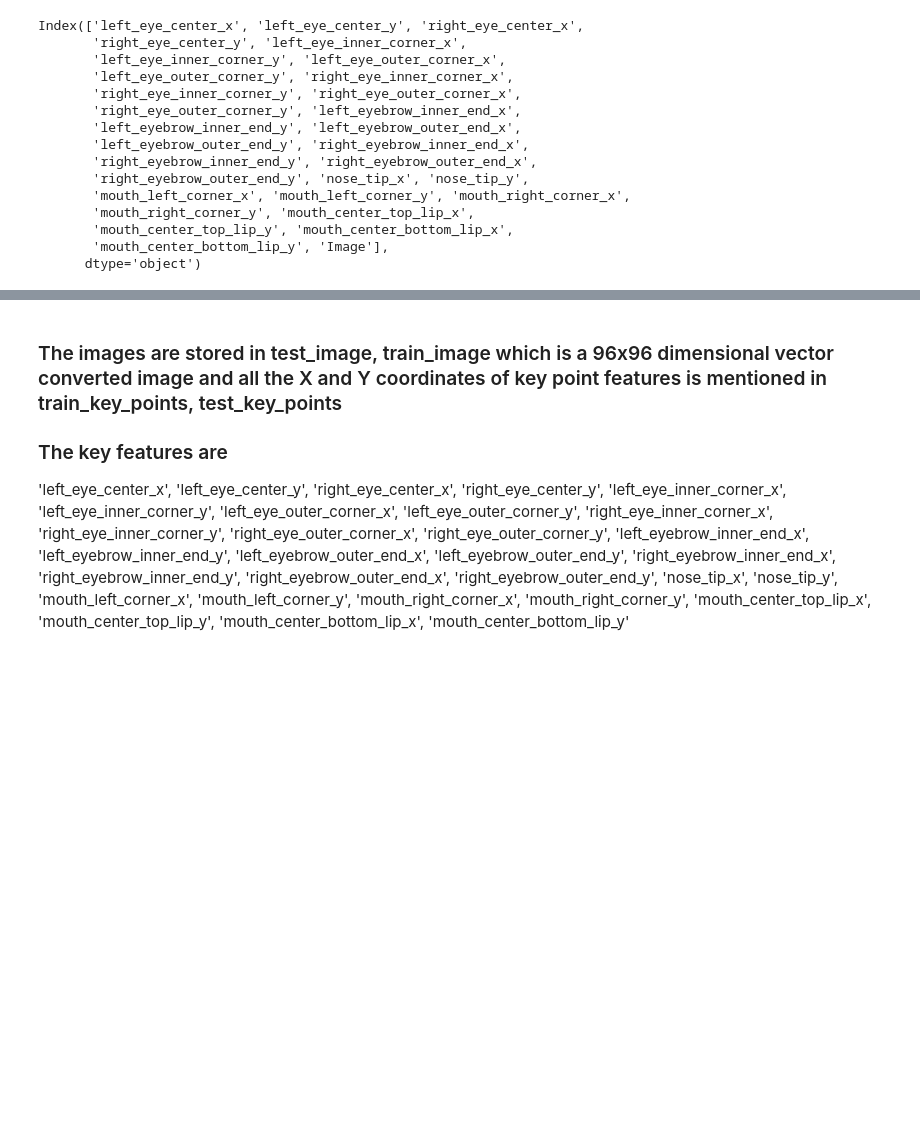
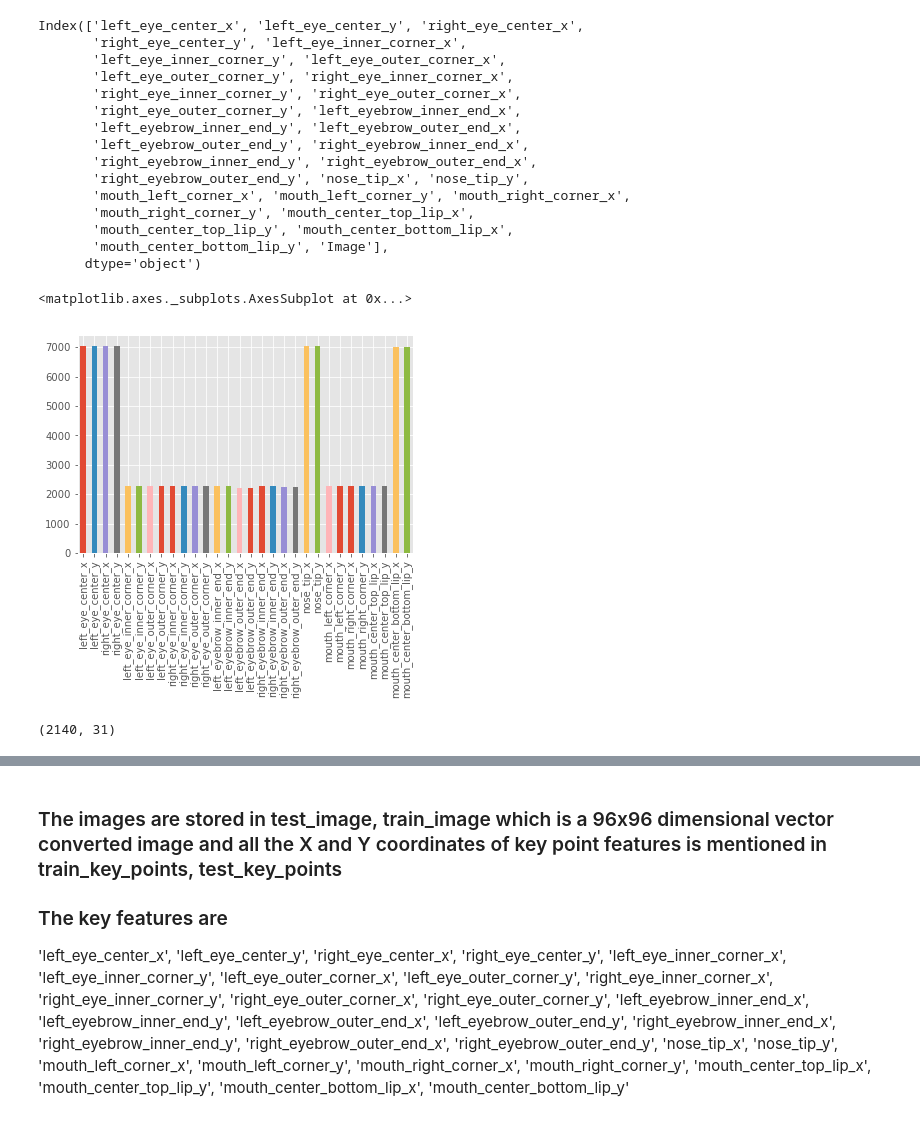
Before and after one commit to apuayush/facial_keypoint, a Jupyter notebook: Untitled.ipynb, the cells around one changed output, grey strips where cells are left out. Cells and saved outputs as stored; diff of their text form; code cells hidden in the pictures; blank space fills up the shorter version.

Commit message:
pre-training

```diff
--- a/Untitled.ipynb
+++ b/Untitled.ipynb
@@ -58,6 +59,16 @@ Index(['left_eye_center_x', 'left_eye_center_y', 'right_eye_center_x',
        'mouth_center_top_lip_y', 'mouth_center_bottom_lip_x',
        'mouth_center_bottom_lip_y', 'Image'],
       dtype='object')
+# %%
+data_train.describe().loc['count'].plot.bar()
+# %% [output]
+<matplotlib.axes._subplots.AxesSubplot at 0x...>
+[figure, added]
+# %%
+data_train = data_train.dropna()
+data_train.shape
+# %% [output]
+(2140, 31)
 # %%
 train_key_points = np.array(data_train.iloc[:,0:-1])
 train_images = data_train.iloc[:,-1]
```
Also changed, not shown: parts of 9 cells of this notebook, 1 other file.
